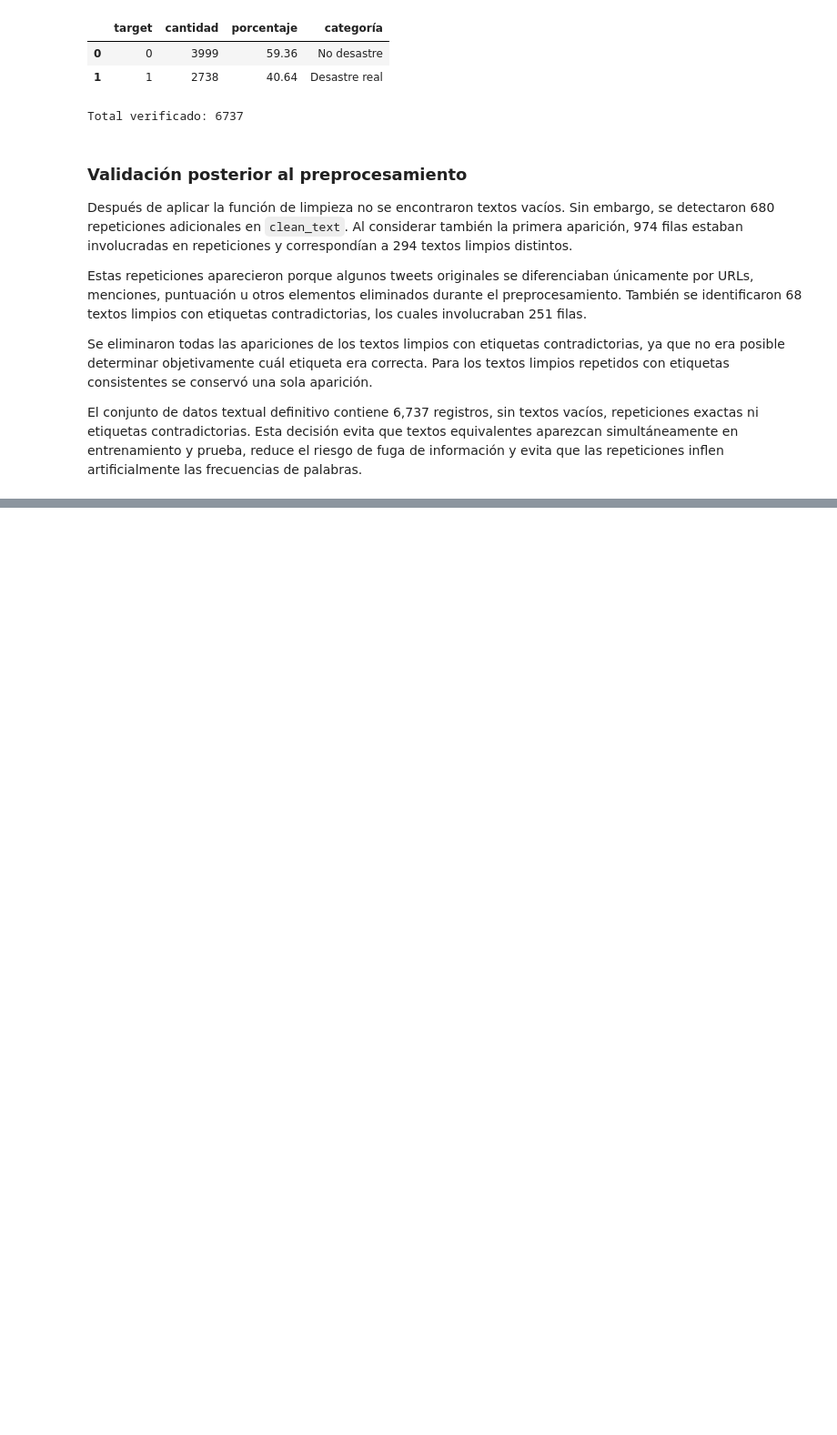
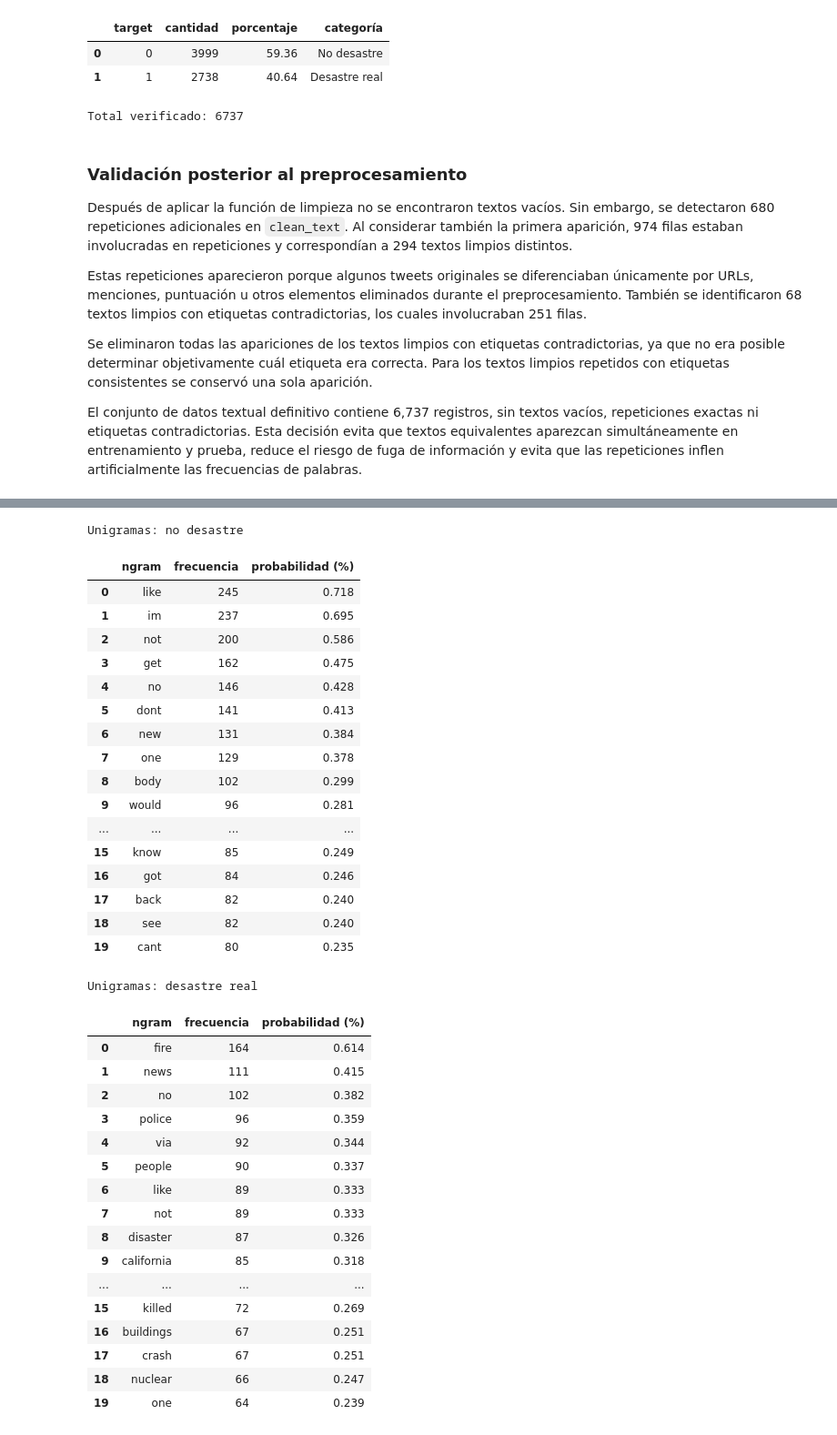
Before and after one commit to tismajo/CC3084-Laboratorio5, a Jupyter notebook: Laboratorio5.ipynb, the cells around one changed output, grey strips where cells are left out. Shown at 91% size. Drawn from its saved outputs; the diff is of its cells as text; code cells hidden in the pictures; blank space fills up the shorter version.

```diff
--- a/Laboratorio5.ipynb
+++ b/Laboratorio5.ipynb
@@ -876,0 +985,71 @@ El conjunto de datos textual definitivo contiene 6,737 registros, sin textos vac
+# %%
+unigrams_not_disaster_display = (
+    unigrams_not_disaster.copy()
+)
+
+unigrams_disaster_display = (
+    unigrams_disaster.copy()
+)
+
+unigrams_not_disaster_display["probabilidad"] = (
+    unigrams_not_disaster_display["probabilidad"] * 100
+).round(3)
+
+unigrams_disaster_display["probabilidad"] = (
+    unigrams_disaster_display["probabilidad"] * 100
+).round(3)
+
+unigrams_not_disaster_display = (
+    unigrams_not_disaster_display.rename(
+        columns={"probabilidad": "probabilidad (%)"}
+    )
+)
+
+unigrams_disaster_display = (
+    unigrams_disaster_display.rename(
+        columns={"probabilidad": "probabilidad (%)"}
+    )
+)
+
+print("Unigramas: no desastre")
+display(unigrams_not_disaster_display)
+
+print("Unigramas: desastre real")
+display(unigrams_disaster_display)
+# %% [output]
+Unigramas: no desastre
+|  | ngram | frecuencia | probabilidad (%) |
+| 0 | like | 245 | 0.718 |
+| 1 | im | 237 | 0.695 |
+| 2 | not | 200 | 0.586 |
+| 3 | get | 162 | 0.475 |
+| 4 | no | 146 | 0.428 |
+| 5 | dont | 141 | 0.413 |
+| 6 | new | 131 | 0.384 |
+| 7 | one | 129 | 0.378 |
+| 8 | body | 102 | 0.299 |
+| 9 | would | 96 | 0.281 |
+| ... | ... | ... | ... |
+| 15 | know | 85 | 0.249 |
+| 16 | got | 84 | 0.246 |
+| 17 | back | 82 | 0.240 |
+| 18 | see | 82 | 0.240 |
+| 19 | cant | 80 | 0.235 |
+Unigramas: desastre real
+|  | ngram | frecuencia | probabilidad (%) |
+| 0 | fire | 164 | 0.614 |
+| 1 | news | 111 | 0.415 |
+| 2 | no | 102 | 0.382 |
+| 3 | police | 96 | 0.359 |
+| 4 | via | 92 | 0.344 |
+| 5 | people | 90 | 0.337 |
+| 6 | like | 89 | 0.333 |
+| 7 | not | 89 | 0.333 |
+| 8 | disaster | 87 | 0.326 |
+| 9 | california | 85 | 0.318 |
+| ... | ... | ... | ... |
+| 15 | killed | 72 | 0.269 |
+| 16 | buildings | 67 | 0.251 |
+| 17 | crash | 67 | 0.251 |
+| 18 | nuclear | 66 | 0.247 |
+| 19 | one | 64 | 0.239 |
```
Also changed, not shown: parts of 11 cells of this notebook.
